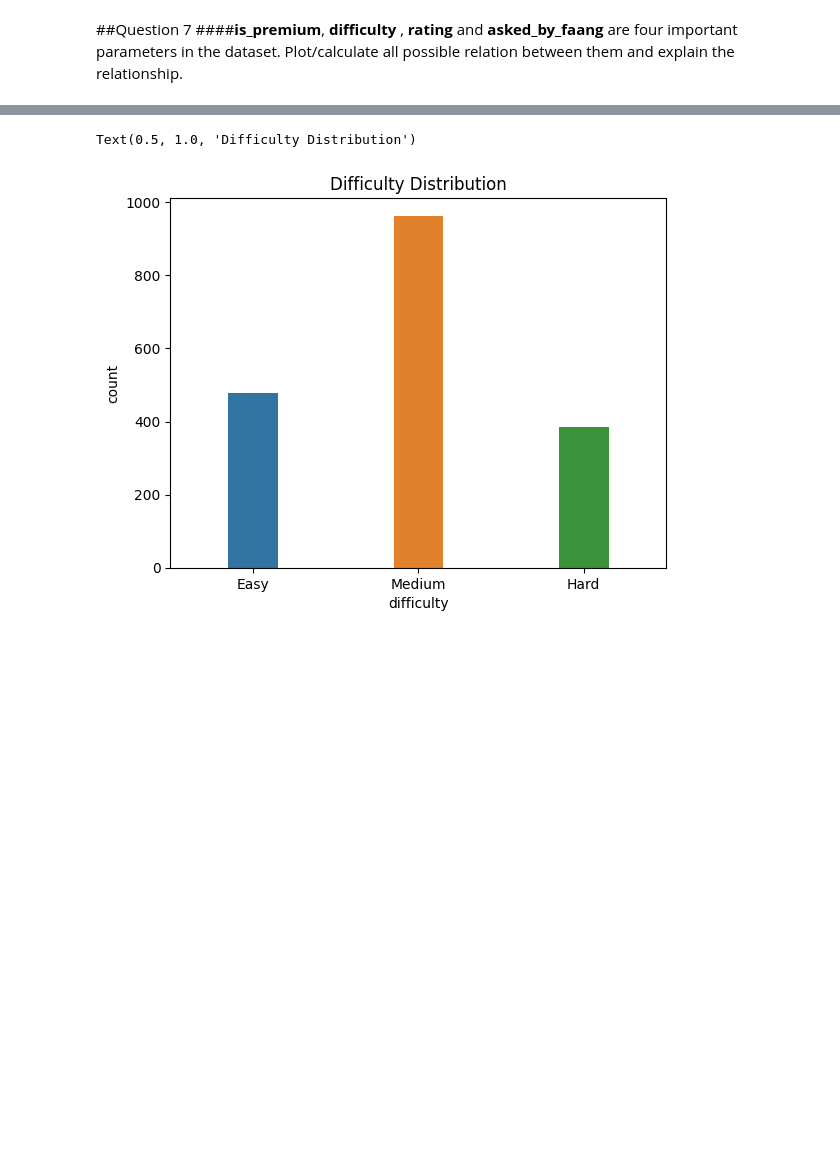
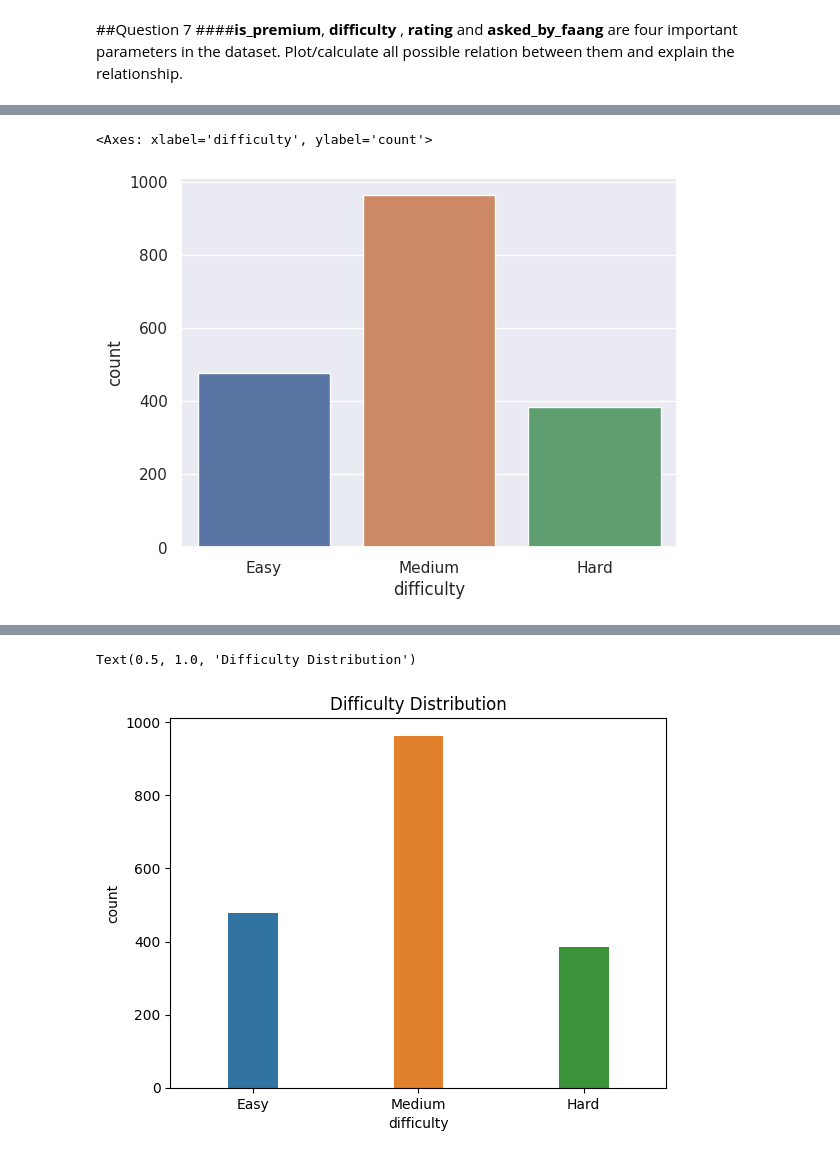
Before and after one commit to prad69/MLAssignments, a Jupyter notebook: EDA_|_LeetCode_Dataset_Question.ipynb, the cells around one changed output, grey strips where cells are left out. Drawn from its saved outputs; the diff is of its cells as text; code cells hidden in the pictures; blank space fills up the shorter version.

```diff
--- a/EDA_|_LeetCode_Dataset_Question.ipynb
+++ b/EDA_|_LeetCode_Dataset_Question.ipynb
@@ -181,0 +209,5 @@ dataset.describe()
+# %%
+sns.countplot(x="difficulty", data=dataset)
+# %% [output]
+<Axes: xlabel='difficulty', ylabel='count'>
+[figure, added]
```
Also changed, not shown: parts of 12 cells of this notebook.
